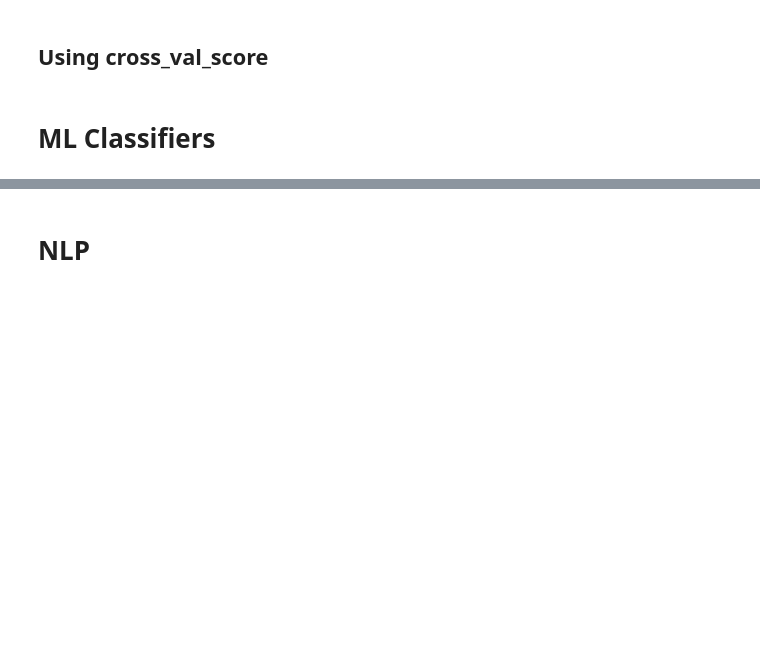
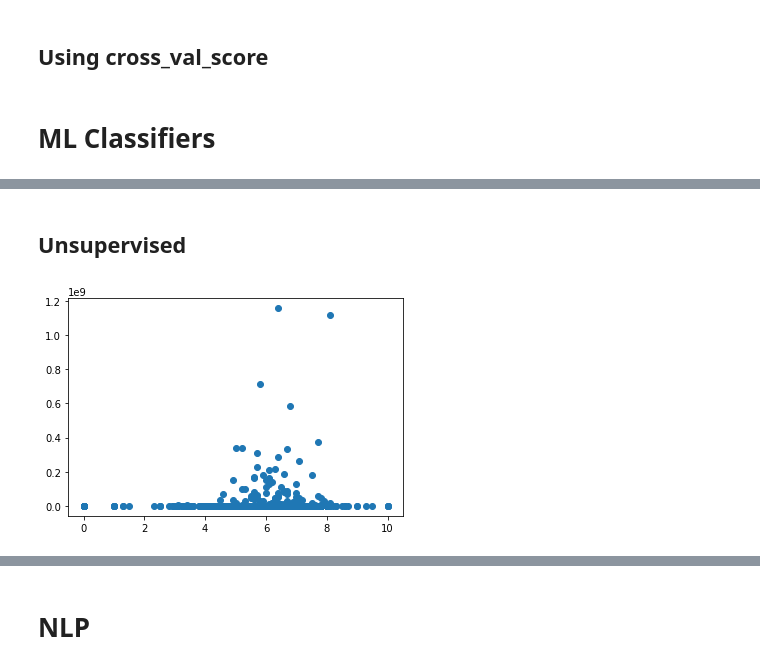
Before and after one commit to ebharucha/Misc, a Jupyter notebook: Cheat Sheet.ipynb, the cells around one changed output, grey strips where cells are left out. Saved outputs shown, nothing was run; the diff lists cells and outputs as text; code cells hidden in the pictures; blank space fills up the shorter version.

```diff
--- a/Cheat Sheet.ipynb
+++ b/Cheat Sheet.ipynb
@@ -863,3 +873,24 @@ lgbm_score = lgbm.score(X_test, y_test)
 print (f'LightGBM score on test data = {lgbm_score*100:.2f}%')
 
 y_pred_lgbm = lgbm.predict(X_test)
+# %% [markdown]
+## Unsupervised
+# %%
+# K Means: https://github.com/codebasics/py/blob/master/ML/13_kmeans/13_kmeans_tutorial.ipynb
+
+import warnings
+warnings.filterwarnings("ignore")
+
+from sklearn.cluster import KMeans
+import pandas as pd
+from sklearn.preprocessing import MinMaxScaler
+from matplotlib import pyplot as plt
+%matplotlib inline
+
+df = pd.read_csv('data/movies/movies_metadata.csv')
+df_ = df[::50]
+# %%
+plt.scatter(df_['vote_average'], df_['revenue'])
+plt.show()
+# %% [output]
+[figure, added]
```
Also changed, not shown: parts of 37 cells of this notebook, 1 other file.
